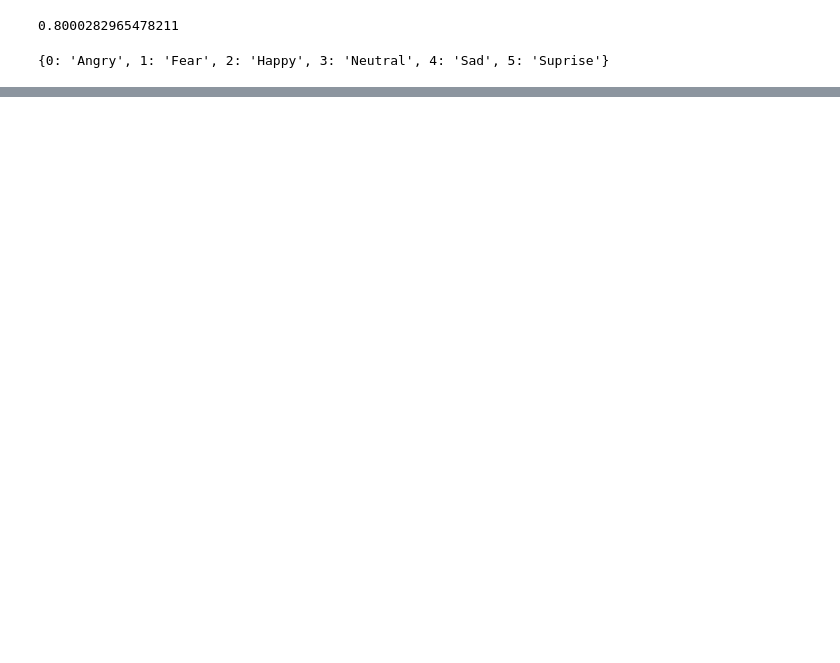
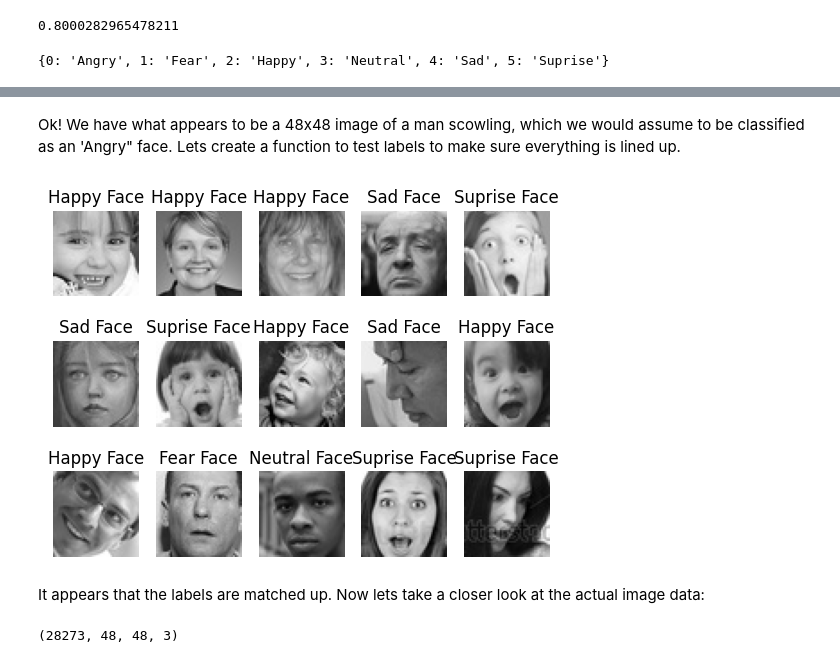
Before and after one commit to apatiras/cmse_831_final, a Jupyter notebook: facial_emotion_classification.ipynb, the cells around one changed output, grey strips where cells are left out. Cells and saved outputs as stored; diff of their text form; code cells hidden in the pictures; blank space fills up the shorter version.

```diff
--- a/facial_emotion_classification.ipynb
+++ b/facial_emotion_classification.ipynb
@@ -78,5 +77,0 @@ originalx_train050,originalx_train008
-# %%
-X_train[0,0,0] = [0,1,0]
-X_train[0,5,0] = [0,1,0]
-X_train[0,0,8] = [0,1,0]
-plt.imshow(X_train[0])
@@ -99,5 +77,0 @@ plt.imshow(X_train[3])
-# %%
-X_train[0,0,0]= [1,1,1]
-X_train[0,5,0]= [0.4862745, 0.4862745, 0.4862745]
-X_train[0,0,8]= [1., 1., 1.]
-plt.imshow(X_train[0])
@@ -143,18 +86,0 @@ X_train[3,4,2].mean()
-# %%
-
-if reducedtrainfile.is_file():
-    with open(reducedtrainfile, "rb") as f:
-      reducetrain = pickle.load(f)
-else:
-    reducetrain = reduce_array(X_train)
-    with open(reducedtrainfile, "wb") as f:
-      pickle.dump(reducetrain, f)
-# %%
-
-if reducedtestfile.is_file():
-    with open(reducedtestfile, "rb") as f:
-      reducetest = pickle.load(f)
-else:
-    reducetest = reduce_array(X_test)
-    with open(reducedtestfile, "wb") as f:
-      pickle.dump(reducetest, f)
@@ -262,0 +115,25 @@ IndexError: only integers, slices (`:`), ellipsis (`...`), numpy.newaxis (`None`
+# %% [markdown]
+Ok! We have what appears to be a 48x48 image of a man scowling, which we would assume to be classified as an 'Angry" face. Lets create a function to test labels to make sure everything is lined up.
+# %%
+#function that takes in a dataset of images, their labels, a dictionary of their lables
+# and a tuple containing a desired grid of image samples
+def check_labels(dataset, y_labels, labels, sample_size = (3,5)):
+    samples = np.random.randint(0, len(dataset), size=sample_size)
+    fig, ax = plt.subplots(len(samples),len(samples[0]))
+    for i in range(len(samples)):
+        for j in range(len(samples[0])):
+            ax[i,j].imshow(dataset[samples[i,j]])
+            ax[i,j].set_title(f'{labels[y_labels[samples[i,j]]]} Face')
+            ax[i,j].axis('off')
+
+
+
+check_labels(X_train, y_train, train_labels)
+# %% [output]
+[figure, added]
+# %% [markdown]
+It appears that the labels are matched up. Now lets take a closer look at the actual image data:
+# %%
+X_train.shape
+# %% [output]
+(28273, 48, 48, 3)
```
Also changed, not shown: parts of 94 cells of this notebook.
